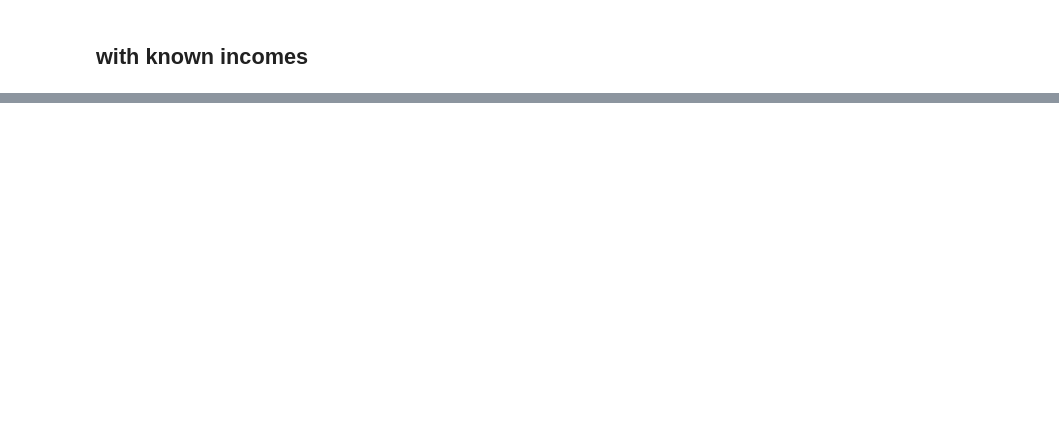
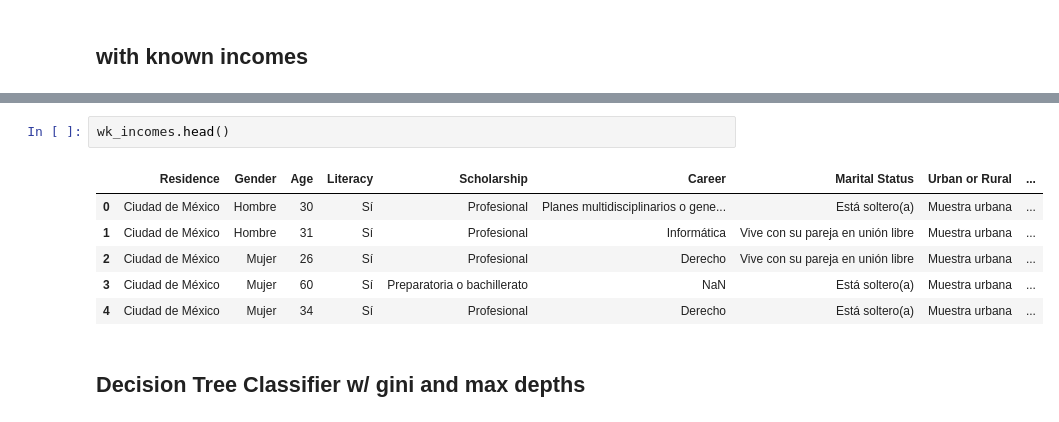
Before and after one commit to Limonada24/Capstone_Apprenticeship, a Jupyter notebook: Drafts - Models Regression and Classification.ipynb, the cells around one changed output, grey strips where cells are left out. Drawn from its saved outputs; the diff is of its cells as text; blank space fills up the shorter version.

```diff
--- a/Drafts - Models Regression and Classification.ipynb
+++ b/Drafts - Models Regression and Classification.ipynb
@@ -260,0 +305,11 @@ Accuracy:  0.858159029008118
+# %%
+wk_incomes.head()
+# %% [output]
+|  | Residence | Gender | Age | Literacy | Scholarship | Career | Marital Status | Urban or Rural | ... |
+| 0 | Ciudad de México | Hombre | 30 | Sí | Profesional | Planes multidisciplinarios o gene... | Está soltero(a) | Muestra urbana | ... |
+| 1 | Ciudad de México | Hombre | 31 | Sí | Profesional | Informática | Vive con su pareja en unión libre | Muestra urbana | ... |
+| 2 | Ciudad de México | Mujer | 26 | Sí | Profesional | Derecho | Vive con su pareja en unión libre | Muestra urbana | ... |
+| 3 | Ciudad de México | Mujer | 60 | Sí | Preparatoria o bachillerato | NaN | Está soltero(a) | Muestra urbana | ... |
+| 4 | Ciudad de México | Mujer | 34 | Sí | Profesional | Derecho | Está soltero(a) | Muestra urbana | ... |
+# %% [markdown]
+## Decision Tree Classifier w/ gini and max depths
```
Also changed, not shown: parts of 48 cells of this notebook, 2 other files.
